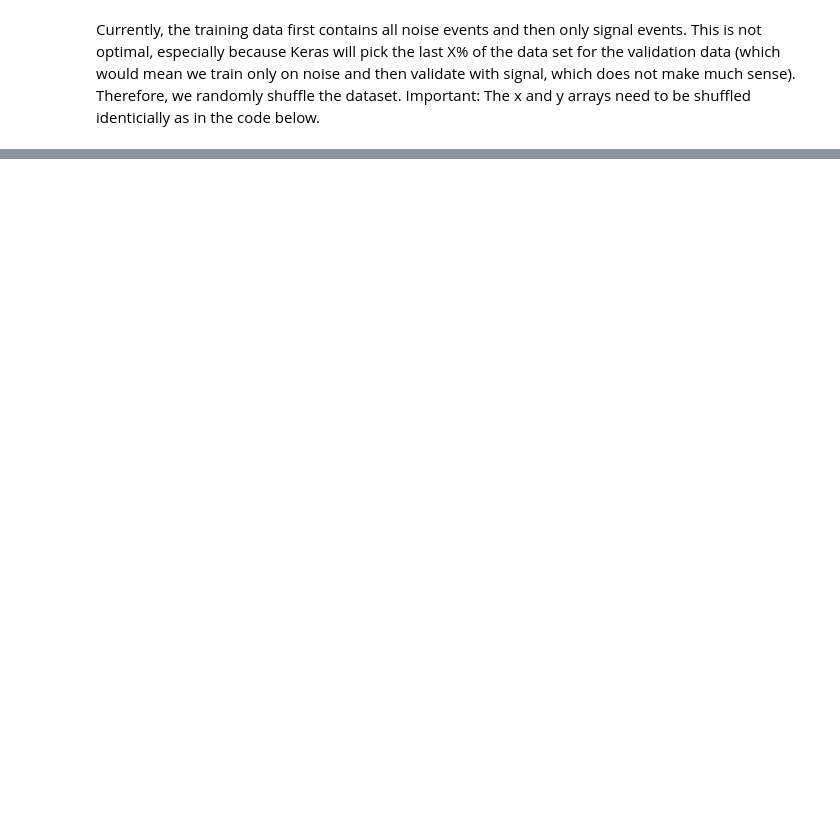
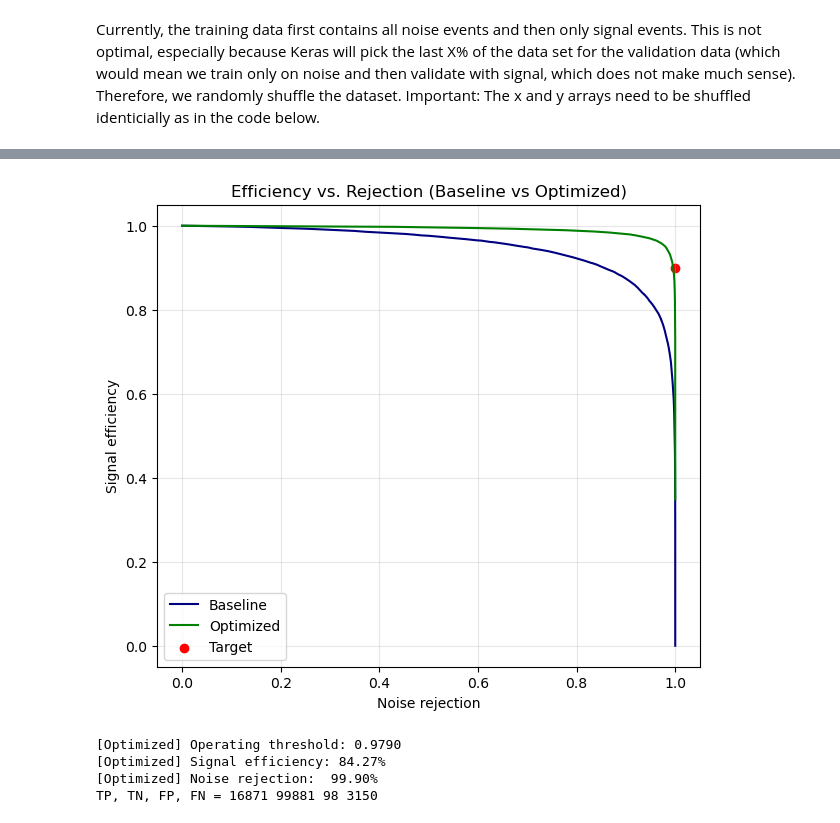
Before and after one commit to adrian-sica/ADL2025_exercises, a Jupyter notebook: Exercise10/Exercise_10_real_time_noise_rejection.ipynb, the cells around one changed output, grey strips where cells are left out. Saved outputs shown, nothing was run; the diff lists cells and outputs as text; code cells hidden in the pictures; blank space fills up the shorter version.

```diff
--- a/Exercise10/Exercise_10_real_time_noise_rejection.ipynb
+++ b/Exercise10/Exercise_10_real_time_noise_rejection.ipynb
@@ -98,0 +363,17 @@ for trace in x[smask][:5]:
+# %%
+model2.compile(
+    loss='binary_crossentropy', # only two categories
+    optimizer=tf.keras.optimizers.legacy.Adam(learning_rate=0.001), # For M1/M2 macs works better
+    #optimizer = tf.keras.optimizers.Adam(learning_rate=0.001), # keras 3
+    metrics=['accuracy']
+)
+
+
+result2 = model2.fit(
+    x_train,
+    y_train,
+    batch_size=1024,
+    epochs=30,
+    validation_data=(x_val, y_val),
+    verbose = 1
+)
@@ -98,0 +398,3 @@ for trace in x[smask][:5]:
+# %%
+# Predict probabilities on validation set
+y_val_pred2 = model2.predict(x_val, batch_size=1024).ravel()
@@ -98,0 +403,47 @@ for trace in x[smask][:5]:
+# %%
+threshold, seff2, nrej2 = sweep_thresholds(y_val, y_val_pred2)
+
+# Plot signal efficiency vs noise rejection
+plt.figure(figsize=(7,6))
+plt.plot(nrej, seff, label='Baseline', color='navy')
+plt.plot(nrej2, seff2, label='Optimized', color='green')
+plt.scatter([0.999], [0.90], color='red', label='Target')
+plt.xlabel('Noise rejection') # True negative response
+plt.ylabel('Signal efficiency') # True positive response
+plt.title('Efficiency vs. Rejection (Baseline vs Optimized)')
+plt.grid(True, alpha=0.3)
+plt.legend()
+plt.show()
+# %% [output]
+[figure, added]
+# %%
+# Choose operating threshold achieving >=99.9% noise rejection, maximize signal efficiency
+mask = nrej2 >= 0.999
+if mask.any():
+    idx2 = np.argmax(seff2[mask])
+    best_thr2 = threshold[mask][idx2]
+    best_seff2 = seff2[mask][idx2]
+    best_nrej2 = nrej2[mask][idx2]
+else:
+    # fallback to best trade-off by maximizing seff + nrej
+    idx2 = np.argmax(seff2 + nrej2)
+    best_thr2 = threshold[idx2]
+    best_seff2 = seff2[idx2]
+    best_nrej2 = nrej2[idx2]
+
+print(f'[Optimized] Operating threshold: {best_thr2:.4f}')
+print(f'[Optimized] Signal efficiency: {best_seff2*100:.2f}%')
+print(f'[Optimized] Noise rejection:  {best_nrej2*100:.2f}%')
+
+# Confusion matrix at operating point
+y_pred_op2 = (y_val_pred2 >= best_thr2).astype(int)
+tp = ((y_pred_op2==1) & (y_val==1)).sum()
+tn = ((y_pred_op2==0) & (y_val==0)).sum()
+fp = ((y_pred_op2==1) & (y_val==0)).sum()
+fn = ((y_pred_op2==0) & (y_val==1)).sum()
+print('TP, TN, FP, FN =', tp, tn, fp, fn)
+# %% [output]
+[Optimized] Operating threshold: 0.9790
+[Optimized] Signal efficiency: 84.27%
+[Optimized] Noise rejection:  99.90%
+TP, TN, FP, FN = 16871 99881 98 3150
```
Also changed, not shown: parts of 18 cells of this notebook.
